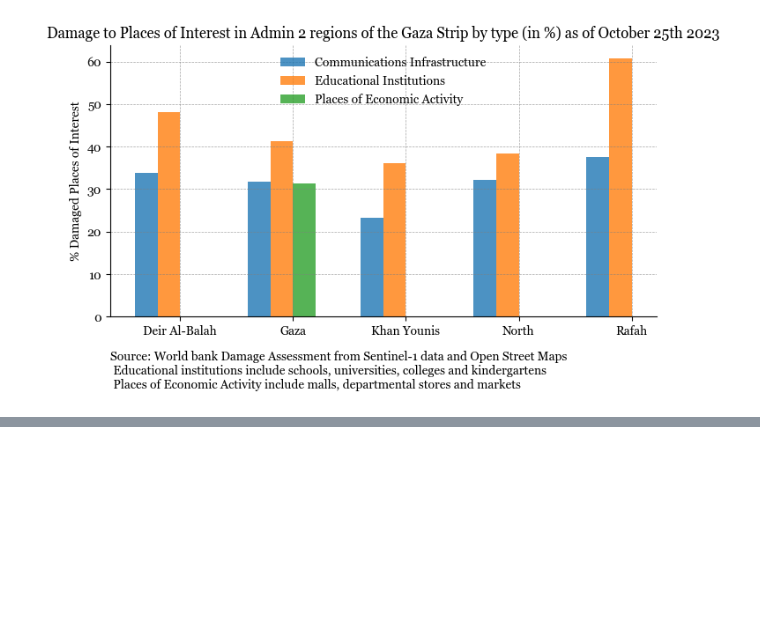
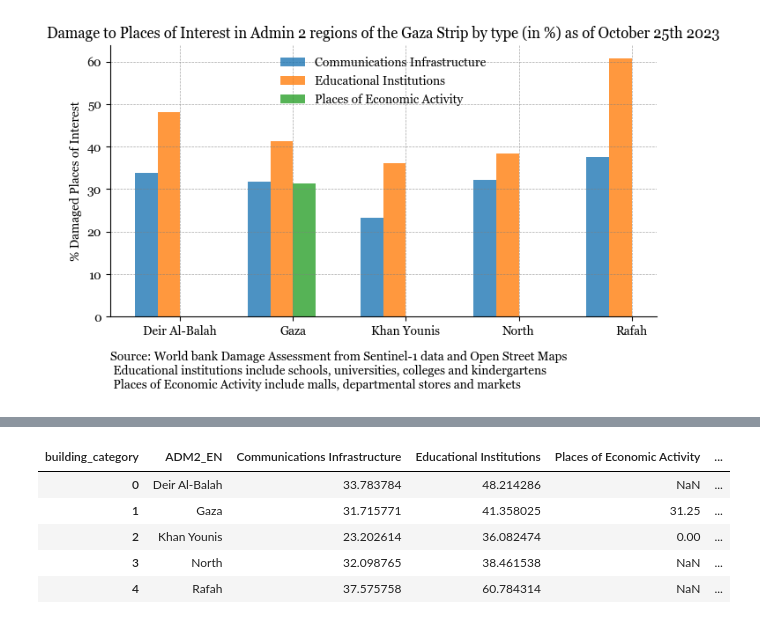
Before and after one commit to datapartnership/gaza-israel-conflict-impact-analysis, a Jupyter notebook: notebooks/damage-assessment/damage-assessment.ipynb, the cells around one changed output, grey strips where cells are left out. Saved outputs shown, nothing was run; the diff lists cells and outputs as text; code cells hidden in the pictures; blank space fills up the shorter version.

Commit message:
Add tables, change order of map

```diff
--- a/notebooks/damage-assessment/damage-assessment.ipynb
+++ b/notebooks/damage-assessment/damage-assessment.ipynb
@@ -237,0 +252,9 @@ You can now interact with this map by selecting/deselecting different damage lay
+# %%
+df
+# %% [output]
+| building_category | ADM2_EN | Communications Infrastructure | Educational Institutions | Places of Economic Activity | ... |
+| 0 | Deir Al-Balah | 33.783784 | 48.214286 | NaN | ... |
+| 1 | Gaza | 31.715771 | 41.358025 | 31.25 | ... |
+| 2 | Khan Younis | 23.202614 | 36.082474 | 0.00 | ... |
+| 3 | North | 32.098765 | 38.461538 | NaN | ... |
+| 4 | Rafah | 37.575758 | 60.784314 | NaN | ... |
```
Also changed, not shown: parts of 10 cells of this notebook.
